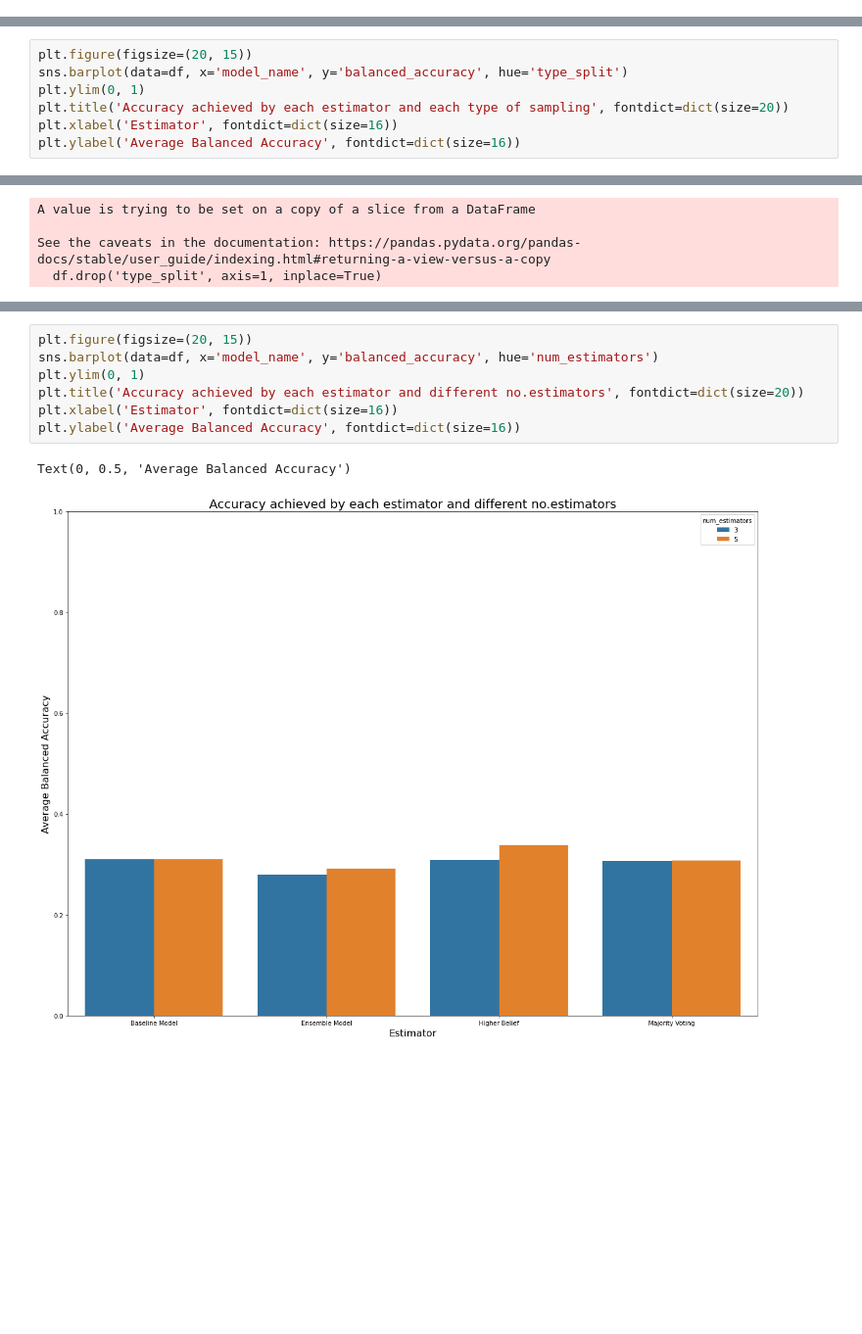
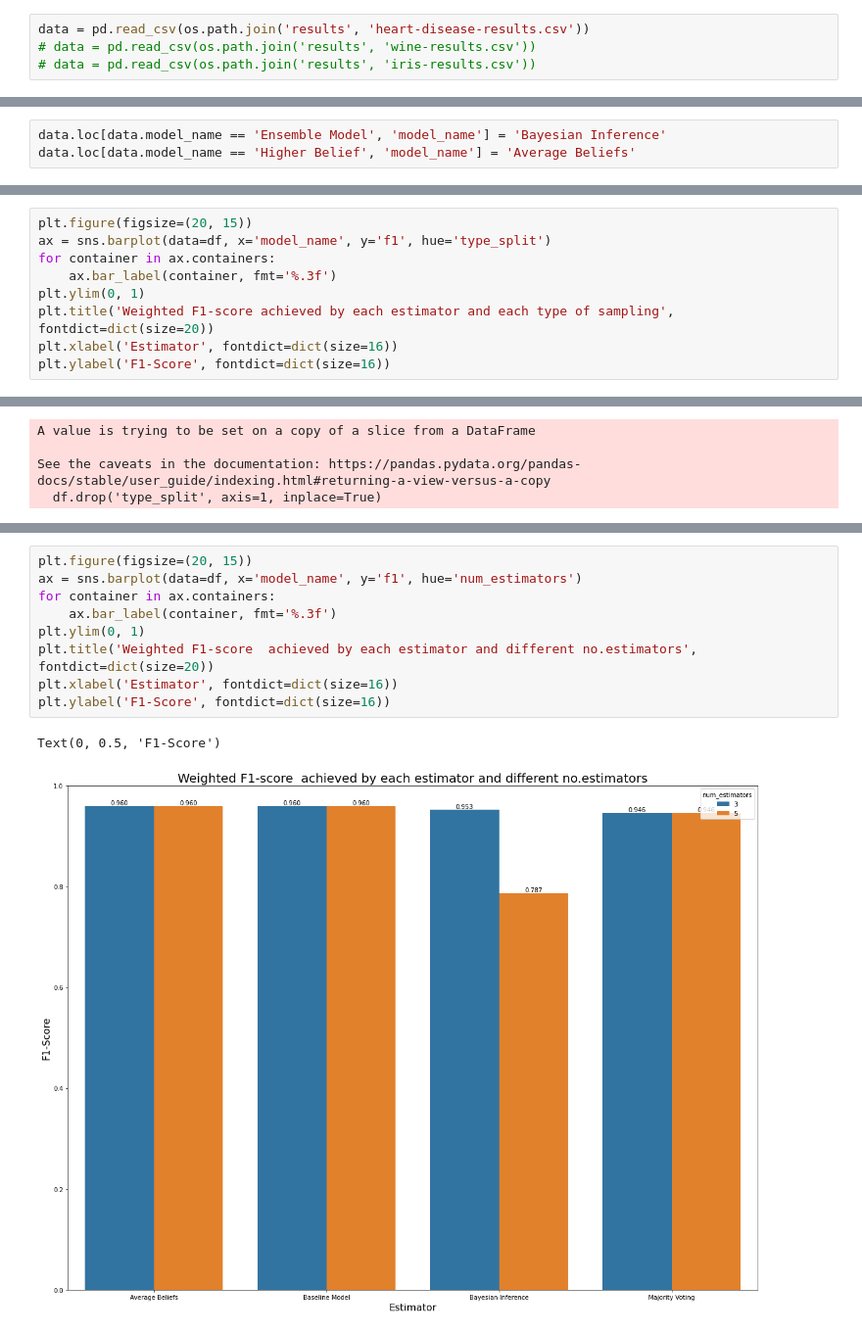
Before and after one commit to PugtgYosuky/FIAD-project, a Jupyter notebook: src/analysis.ipynb, the cells around one changed output, grey strips where cells are left out. Shown at 98% size. Drawn from its saved outputs; the diff is of its cells as text; blank space fills up the shorter version.

Commit message:
Organize source code and results

```diff
--- a/src/analysis.ipynb
+++ b/src/analysis.ipynb
@@ -8,3 +7,7 @@ data = pd.read_csv('wine-results.csv')
+# %%
+data = pd.read_csv(os.path.join('results', 'heart-disease-results.csv'))
+# data = pd.read_csv(os.path.join('results', 'wine-results.csv'))
+# data = pd.read_csv(os.path.join('results', 'iris-results.csv'))
 # %%
 data.model_name.unique()
 # %% [output]
@@ -19,6 +22,9 @@ type_splits = {
 }
 # %%
 data.type_split = data.type_split.map(type_splits)
+# %%
+data.loc[data.model_name == 'Ensemble Model', 'model_name'] = 'Bayesian Inference'
+data.loc[data.model_name == 'Higher Belief', 'model_name'] = 'Average Beliefs'
 # %%
 cols_to_drop = [col for col in data.model_name.unique() if col.startswith('Model')]
 # %%
@@ -48,8 +75,10 @@ df = df.groupby(['model_name', 'type_split']).mean().reset_index()
 # %%
 plt.figure(figsize=(20, 15))
-sns.barplot(data=df, x='model_name', y='balanced_accuracy', hue='type_split')
+ax = sns.barplot(data=df, x='model_name', y='f1', hue='type_split')
+for container in ax.containers:
+    ax.bar_label(container, fmt='%.3f')
 plt.ylim(0, 1)
-plt.title('Accuracy achieved by each estimator and each type of sampling', fontdict=dict(size=20))
+plt.title('Weighted F1-score achieved by each estimator and each type of sampling', fontdict=dict(size=20))
 plt.xlabel('Estimator', fontdict=dict(size=16))
-plt.ylabel('Average Balanced Accuracy', fontdict=dict(size=16))
+plt.ylabel('F1-Score', fontdict=dict(size=16))
 # %% [output]
@@ -69,10 +110,12 @@ See the caveats in the documentation: https://pandas.pydata.org/pandas-docs/stab
 # %%
 plt.figure(figsize=(20, 15))
-sns.barplot(data=df, x='model_name', y='balanced_accuracy', hue='num_estimators')
+ax = sns.barplot(data=df, x='model_name', y='f1', hue='num_estimators')
+for container in ax.containers:
+    ax.bar_label(container, fmt='%.3f')
 plt.ylim(0, 1)
-plt.title('Accuracy achieved by each estimator and different no.estimators', fontdict=dict(size=20))
+plt.title('Weighted F1-score  achieved by each estimator and different no.estimators', fontdict=dict(size=20))
 plt.xlabel('Estimator', fontdict=dict(size=16))
-plt.ylabel('Average Balanced Accuracy', fontdict=dict(size=16))
+plt.ylabel('F1-Score', fontdict=dict(size=16))
 # %% [output]
-Text(0, 0.5, 'Average Balanced Accuracy')
+Text(0, 0.5, 'F1-Score')
-[figure, old version]
+[figure, new version]
```
Also changed, not shown: parts of 7 cells of this notebook, 21 other files.
